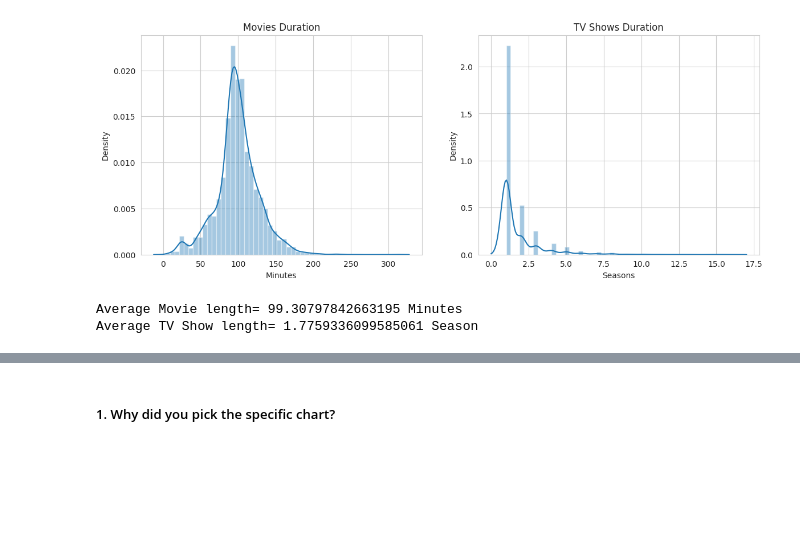
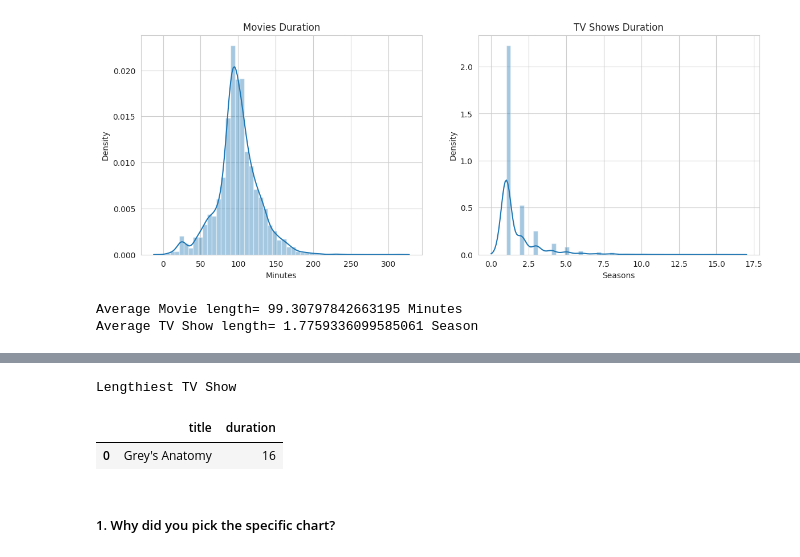
Before and after one commit to Jeetesh-KumarM/CAPSTONE-PROJECT--3--CLUSTERING, a Jupyter notebook: Netflix_Movies_and_TV_Shows_Clustering.ipynb, the cells around one changed output, grey strips where cells are left out. Drawn from its saved outputs; the diff is of its cells as text; code cells hidden in the pictures; blank space fills up the shorter version.

```diff
--- a/Netflix_Movies_and_TV_Shows_Clustering.ipynb
+++ b/Netflix_Movies_and_TV_Shows_Clustering.ipynb
@@ -593,3 +587,11 @@ Average TV Show length= 1.7759336099585061 Season
+# %%
+#Lengthies TV Show
+print('Lengthiest TV Show')
+dftvs.sort_values(by='duration',ascending=False).reset_index()[:1][['title','duration']]
+# %% [output]
+Lengthiest TV Show
+|  | title | duration |
+| 0 | Grey's Anatomy | 16 |
 # %% [markdown]
 ##### 1. Why did you pick the specific chart?
 # %% [markdown]
```
Also changed, not shown: parts of 27 cells of this notebook.
